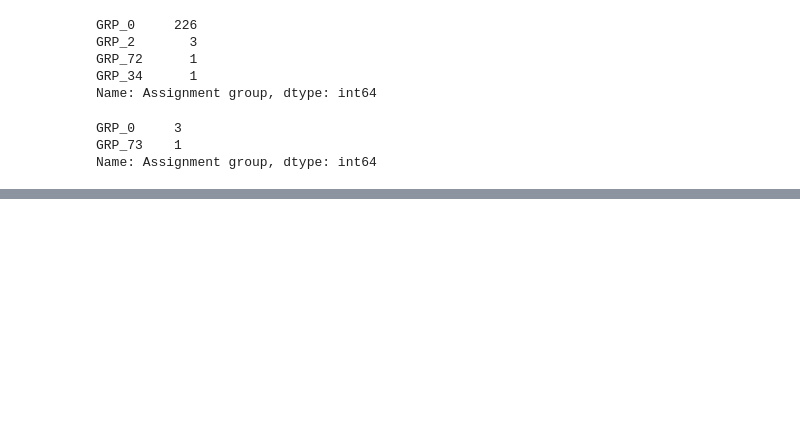
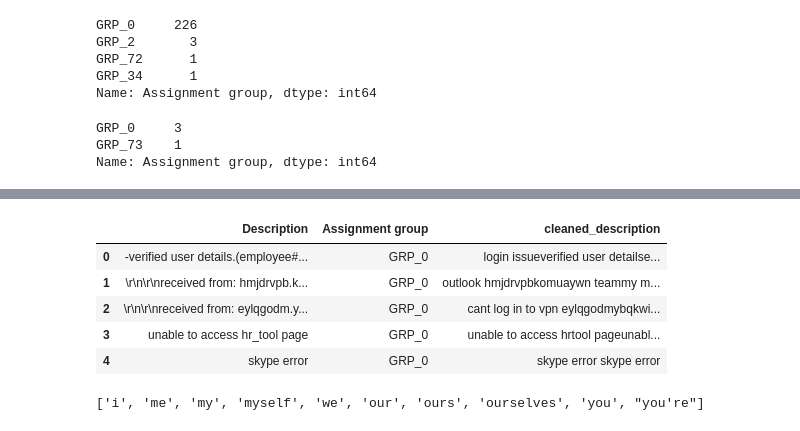
Before and after one commit to vishnoiprem/greatearn-my-final-capstone-nlp, a Jupyter notebook: AutoTicketAssignment/01 - Automated Ticket Assignment - Capstone Project - EDA_Benchmark_Model_prem.ipynb, the cells around one changed output, grey strips where cells are left out. Drawn from its saved outputs; the diff is of its cells as text; code cells hidden in the pictures; blank space fills up the shorter version.

```diff
--- a/AutoTicketAssignment/01 - Automated Ticket Assignment - Capstone Project - EDA_Benchmark_Model_prem.ipynb
+++ b/AutoTicketAssignment/01 - Automated Ticket Assignment - Capstone Project - EDA_Benchmark_Model_prem.ipynb
@@ -743,0 +880,13 @@ df_incidents.to_csv('../dataset/inc_tranlated.csv',encoding='utf-8', index=False
+# %%
+df_tranlated_inc['cleaned_description'] = df_tranlated_inc['English_Description'].apply(lambda x: clean_text(x))
+# %%
+df_tranlated_inc.drop(['English_Description'],axis=1,inplace=True)
+# %%
+df_tranlated_inc.head()
+# %% [output]
+|  | Description | Assignment group | cleaned_description |
+| 0 | -verified user details.(employee#... | GRP_0 | login issueverified user detailse... |
+| 1 | \r\n\r\nreceived from: hmjdrvpb.k... | GRP_0 | outlook hmjdrvpbkomuaywn teammy m... |
+| 2 | \r\n\r\nreceived from: eylqgodm.y... | GRP_0 | cant log in to vpn eylqgodmybqkwi... |
+| 3 | unable to access hr_tool page | GRP_0 | unable to access hrtool pageunabl... |
+| 4 | skype error | GRP_0 | skype error skype error |
@@ -743,0 +900,4 @@ df_incidents.to_csv('../dataset/inc_tranlated.csv',encoding='utf-8', index=False
+# %%
+stop[:10]
+# %% [output]
+['i', 'me', 'my', 'myself', 'we', 'our', 'ours', 'ourselves', 'you', "you're"]
```
Also changed, not shown: parts of 16 cells of this notebook.
